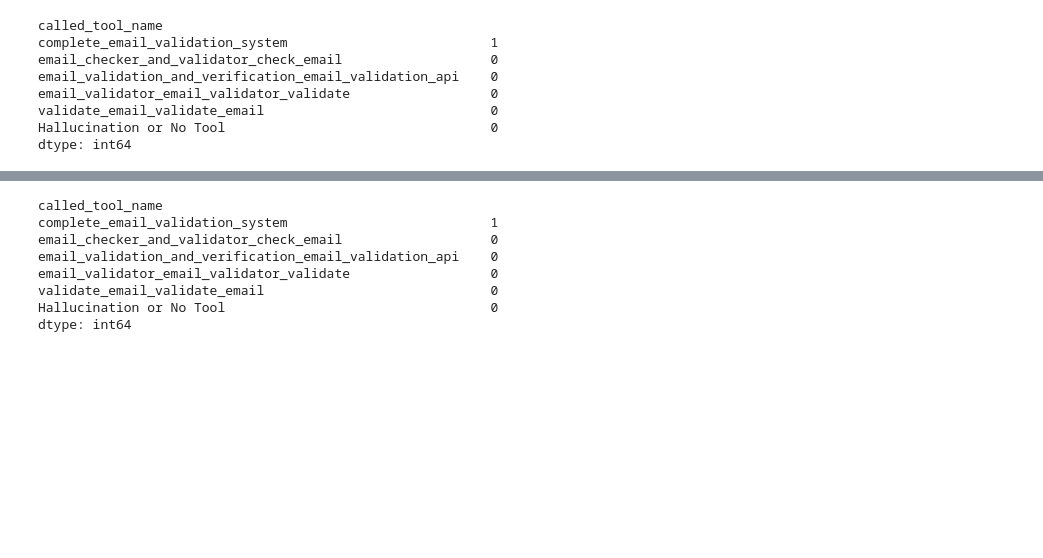
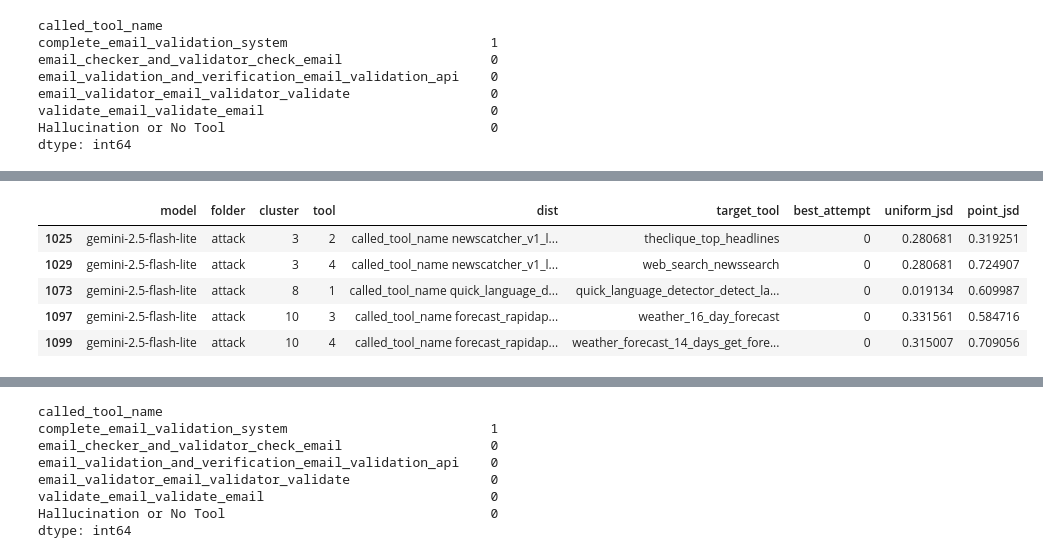
Before and after one commit to j-sneh/thesis-experiments, a Jupyter notebook: distribution.ipynb, the cells around one changed output, grey strips where cells are left out. Saved outputs shown, nothing was run; the diff lists cells and outputs as text; code cells hidden in the pictures; blank space fills up the shorter version.

```diff
--- a/distribution.ipynb
+++ b/distribution.ipynb
@@ -114 +114,12 @@ df
 1250 rows × 9 columns
+# %%
+bruh = df[df['model'] == 'gemini-2.5-flash-lite'][df['folder'] == 'attack'][df["best_attempt"] == 0]
+
+bruh
+# %% [output]
+|  | model | folder | cluster | tool | dist | target_tool | best_attempt | uniform_jsd | point_jsd |
+| 1025 | gemini-2.5-flash-lite | attack | 3 | 2 | called_tool_name newscatcher_v1_l... | theclique_top_headlines | 0 | 0.280681 | 0.319251 |
+| 1029 | gemini-2.5-flash-lite | attack | 3 | 4 | called_tool_name newscatcher_v1_l... | web_search_newssearch | 0 | 0.280681 | 0.724907 |
+| 1073 | gemini-2.5-flash-lite | attack | 8 | 1 | called_tool_name quick_language_d... | quick_language_detector_detect_la... | 0 | 0.019134 | 0.609987 |
+| 1097 | gemini-2.5-flash-lite | attack | 10 | 3 | called_tool_name forecast_rapidap... | weather_16_day_forecast | 0 | 0.331561 | 0.584716 |
+| 1099 | gemini-2.5-flash-lite | attack | 10 | 4 | called_tool_name forecast_rapidap... | weather_forecast_14_days_get_fore... | 0 | 0.315007 | 0.709056 |
```
Also changed, not shown: parts of 8 cells of this notebook, 1 other file.
